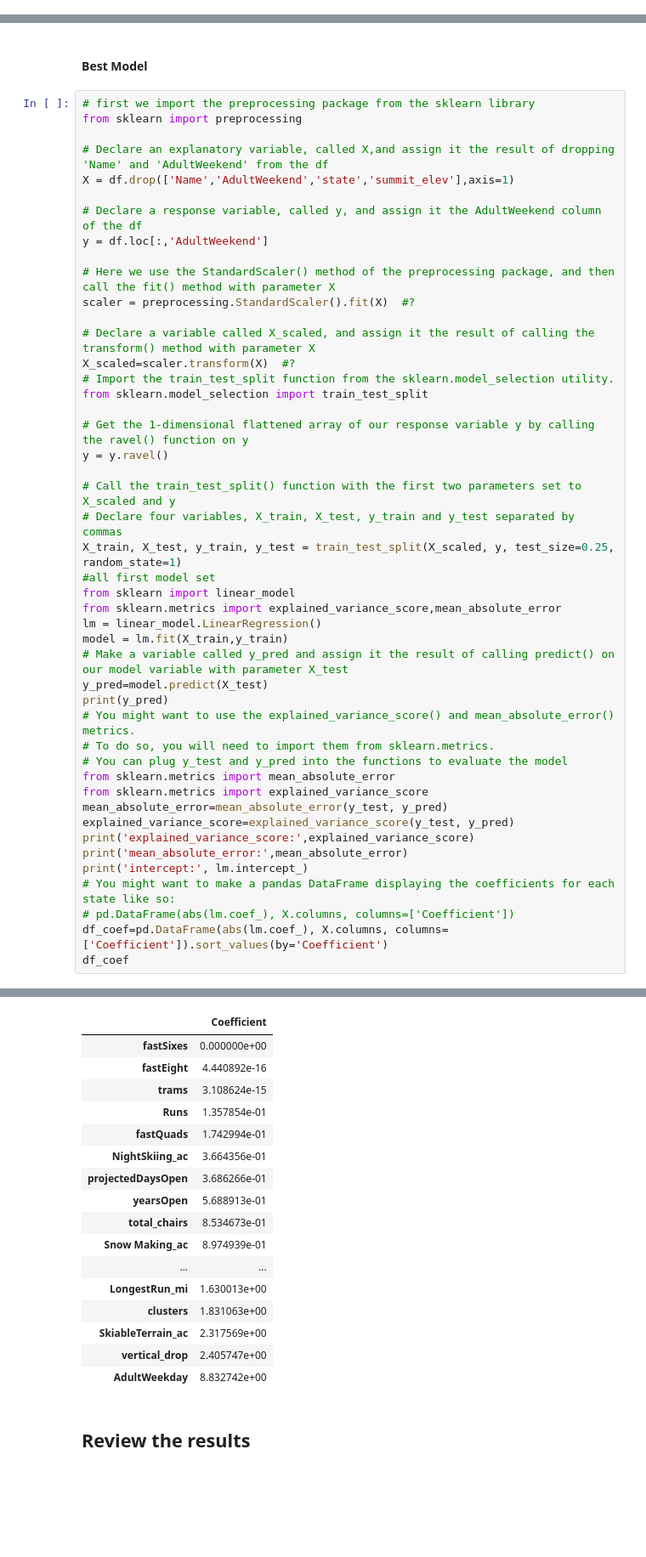
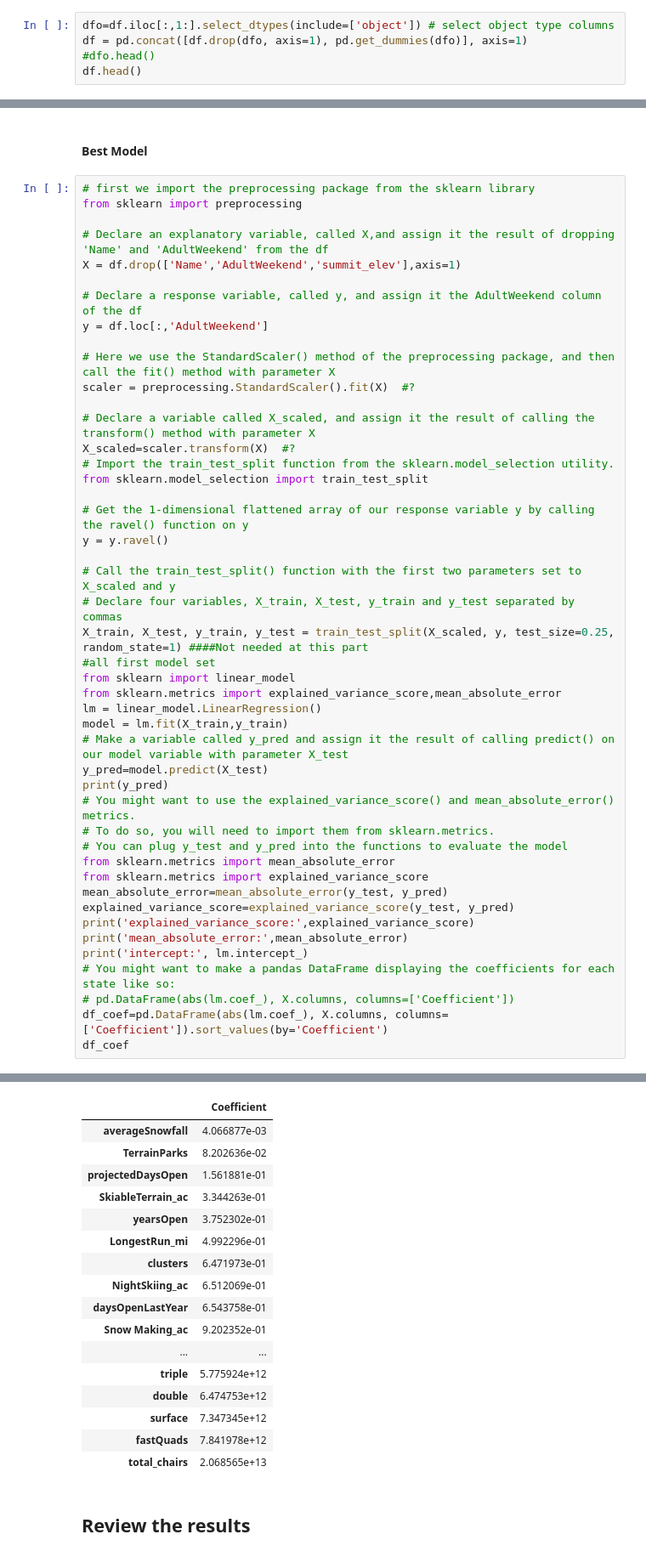
Before and after one commit to ArvindRe/GuidedCapstone, a Jupyter notebook: Documentation/GuidedCapstoneStep6HL.ipynb, the cells around one changed output, grey strips where cells are left out. Shown: that part at 85% size. Drawn from its saved outputs; the diff is of its cells as text; blank space fills up the shorter version.

```diff
--- a/Documentation/GuidedCapstoneStep6HL.ipynb
+++ b/Documentation/GuidedCapstoneStep6HL.ipynb
@@ -59,0 +77,5 @@ User uploaded file "step3_output.csv" with length 22930 bytes
+# %%
+dfo=df.iloc[:,1:].select_dtypes(include=['object']) # select object type columns
+df = pd.concat([df.drop(dfo, axis=1), pd.get_dummies(dfo)], axis=1)
+#dfo.head()
+df.head()
@@ -64,7 +93,7 @@ User uploaded file "step3_output.csv" with length 22930 bytes
 from sklearn import preprocessing
 
 # Declare an explanatory variable, called X,and assign it the result of dropping 'Name' and 'AdultWeekend' from the df
-X = df.drop(['Name','AdultWeekend','state','summit_elev'],axis=1)
+X = df.drop(['Name','AdultWeekend','summit_elev'],axis=1)
 
 # Declare a response variable, called y, and assign it the AdultWeekend column of the df
 y = df.loc[:,'AdultWeekend']
@@ -82,7 +111,7 @@ y = y.ravel()
 
 # Call the train_test_split() function with the first two parameters set to X_scaled and y
 # Declare four variables, X_train, X_test, y_train and y_test separated by commas
-X_train, X_test, y_train, y_test = train_test_split(X_scaled, y, test_size=0.25, random_state=1)
+X_train, X_test, y_train, y_test = train_test_split(X_scaled, y, test_size=0.25, random_state=1) ####Not needed at this part
 #all first model set
 from sklearn import linear_model
 from sklearn.metrics import explained_variance_score,mean_absolute_error
@@ -120,20 +158,20 @@ intercept: 56.79826953002002
 |  | Coefficient |
-| fastSixes | 0.000000e+00 |
-| fastEight | 4.440892e-16 |
-| trams | 3.108624e-15 |
-| Runs | 1.357854e-01 |
-| fastQuads | 1.742994e-01 |
-| NightSkiing_ac | 3.664356e-01 |
-| projectedDaysOpen | 3.686266e-01 |
-| yearsOpen | 5.688913e-01 |
-| total_chairs | 8.534673e-01 |
-| Snow Making_ac | 8.974939e-01 |
+| averageSnowfall | 4.066877e-03 |
+| TerrainParks | 8.202636e-02 |
+| projectedDaysOpen | 1.561881e-01 |
+| SkiableTerrain_ac | 3.344263e-01 |
+| yearsOpen | 3.752302e-01 |
+| LongestRun_mi | 4.992296e-01 |
+| clusters | 6.471973e-01 |
+| NightSkiing_ac | 6.512069e-01 |
+| daysOpenLastYear | 6.543758e-01 |
+| Snow Making_ac | 9.202352e-01 |
 | ... | ... |
-| LongestRun_mi | 1.630013e+00 |
-| clusters | 1.831063e+00 |
-| SkiableTerrain_ac | 2.317569e+00 |
-| vertical_drop | 2.405747e+00 |
-| AdultWeekday | 8.832742e+00 |
+| triple | 5.775924e+12 |
+| double | 6.474753e+12 |
+| surface | 7.347345e+12 |
+| fastQuads | 7.841978e+12 |
+| total_chairs | 2.068565e+13 |
 # %% [markdown]
 ## Review the results
 # %%
```
Also changed, not shown: parts of 17 cells of this notebook.
